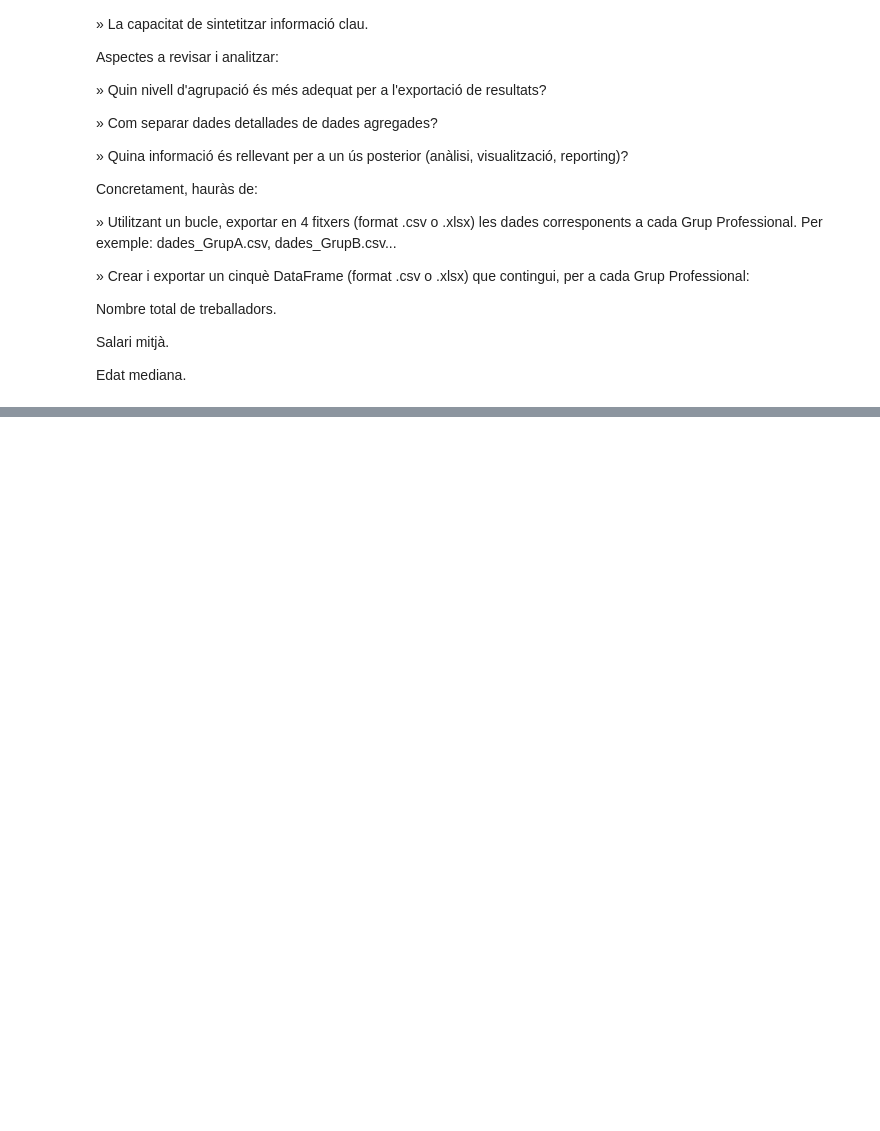
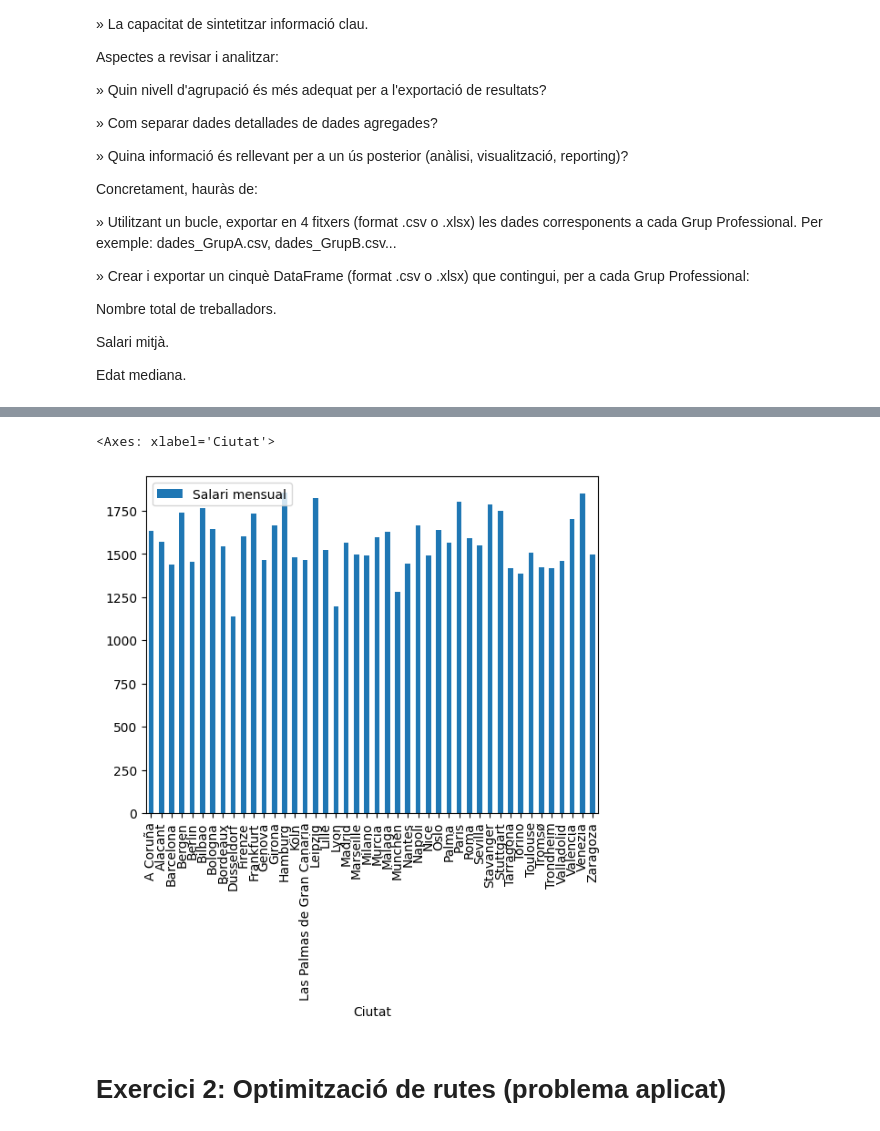
Before and after one commit to roser740/Data-Analytics, a Jupyter notebook: TASQUES S8/TS8_01_roser_carrera.ipynb, the cells around one changed output, grey strips where cells are left out. Cells and saved outputs as stored; diff of their text form; code cells hidden in the pictures; blank space fills up the shorter version.

```diff
--- a/TASQUES S8/TS8_01_roser_carrera.ipynb
+++ b/TASQUES S8/TS8_01_roser_carrera.ipynb
@@ -1173,0 +1246,9 @@ df.to_excel('prova.xlsx')
+# %%
+grup = df.groupby('Ciutat')['Salari mensual'].mean().reset_index()
+# %%
+grup.plot.bar(x='Ciutat', y='Salari mensual')
+# %% [output]
+<Axes: xlabel='Ciutat'>
+[figure, added]
+# %% [markdown]
+# **Exercici 2: Optimització de rutes (problema aplicat)**
```
Also changed, not shown: parts of 26 cells of this notebook.
